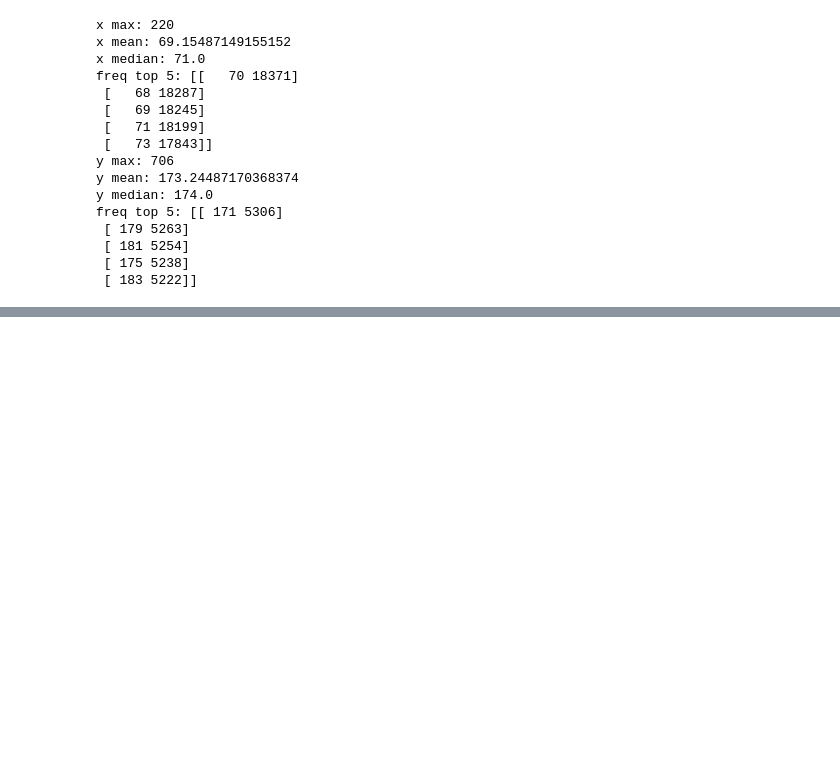
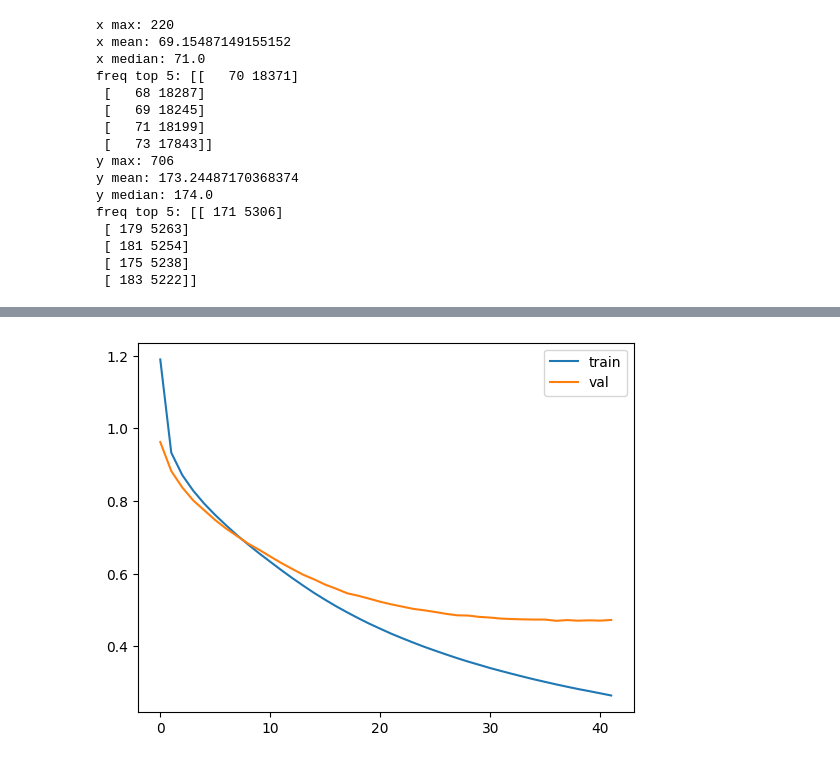
Before and after one commit to joseph-jingi-jung/NLP-Zero-to-transformers, a Jupyter notebook: NLP_MT_ko2eng.ipynb, the cells around one changed output, grey strips where cells are left out. Saved outputs shown, nothing was run; the diff lists cells and outputs as text; code cells hidden in the pictures; blank space fills up the shorter version.

```diff
--- a/NLP_MT_ko2eng.ipynb
+++ b/NLP_MT_ko2eng.ipynb
@@ -15,6 +17,6 @@ except:
 # %%
 if IN_COLAB:
-    data_path = ""
+    data_path = "/content/drive/MyDrive/Colab Notebooks/dataset/ko2eng"
 else:
     data_path = "dataset/ko2eng"
 
@@ -24,8 +26,8 @@ y = np.array([])
 for fname in sorted(os.listdir(data_path)):
     src_input_ids = os.path.join(data_path, fname)
     df = pd.read_excel(src_input_ids)
-    x = np.concat((x, df['원문'].values))
-    y = np.concat((y, df['번역문'].values))
+    x = np.concatenate((x, df['원문'].values))
+    y = np.concatenate((y, df['번역문'].values))
 
 print(x.shape)
 print(y.shape)
@@ -191,10 +210,9 @@ class TransformerModel(nn.Module):
             num_decoder_layers=self.n_decoder,
         )
 
-
         # tgt_mask : [dec_seq, dec_seq] : 출력 Sequence Attention Mask (Trm decoding을 위한 계단식 MASK)
         # tgt_mask 입력 길이 L에 대한 (L X L) mask 생성. torch.triu 사용. (생성된 값만 보게끔 하는 부분)
-        self.tgt_mask = torch.triu( torch.ones([self.seq_len, self.seq_len])).T.to(self.device)
+        self.tgt_mask = torch.triu(torch.ones(self.seq_len, self.seq_len), diagonal=1).bool().to(self.device)
 
         self.projection_layer_1 = nn.Linear(self.d_model, self.hidden_size)
         self.activation = nn.GELU()
@@ -386,23 +457,33 @@ class Trainer():
 # %%
+import datetime
+
+if IN_COLAB:
+    output_base = "/content/drive/MyDrive/Colab Notebooks/results/transformer-ko2eng"
+else:
+    output_base = "output/transformer-ko2en"
+current_date = datetime.datetime.now().strftime("%Y%m%d%H%M%S")
+output_dir = os.path.join(output_base, current_date)
+os.makedirs(output_dir, exist_ok=True)
+
 config = {
     'batch_size':batch_size,
     'src_vocab_size':src_tokenizer.get_vocab_size(),
     'tgt_vocab_size':tgt_tokenizer.get_vocab_size(),
-    'd_model':512,
-    'n_head':8,
+    'd_model':256,
+    'n_head':4,
     'n_encoder':6,
     'n_decoder':6,
     'hidden_size':512,
     'pad_id':0,
     'dropout':0.1,
     'device': 'cuda' if torch.cuda.is_available() else "cpu",
-    'epoch': 100,
-    'learning_rate':1e-3,
-    'seq_len':150,
+    'epoch': 50,
+    'learning_rate':1e-4,
+    'seq_len':max_len,
+    'output':output_dir
 }
 
 model = TransformerModel(config)
 criterion = nn.CrossEntropyLoss()
-optimizer = torch.optim.AdamW(model.parameters(), lr=1e-3)
-trainer = Trainer(config, model, train_dl, val_dl, criterion, optimizer)
-trainer.train()
+optimizer = torch.optim.AdamW(model.parameters(), lr=1e-4, weight_decay=0.01)
+trainer = Trainer(config, model, train_dl, val_dl, test_dl, criterion, optimizer, src_tokenizer, tgt_tokenizer)
@@ -410,0 +490,3 @@ AttributeError: 'Trainer' object has no attribute 'val_dataloader'
+# %%
+trainer = Trainer(config, model, train_dl, val_dl, test_dl, criterion, optimizer, src_tokenizer, tgt_tokenizer)
+(train_loss_history, val_loss_history), output_path = trainer.train()
@@ -410,0 +527,9 @@ AttributeError: 'Trainer' object has no attribute 'val_dataloader'
+# %%
+import matplotlib.pyplot as plt
+
+plt.plot(train_loss_history, label="train")
+plt.plot(val_loss_history, label="val")
+plt.legend()
+plt.show()
+# %% [output]
+[figure, added]
```
Also changed, not shown: parts of 9 cells of this notebook.
